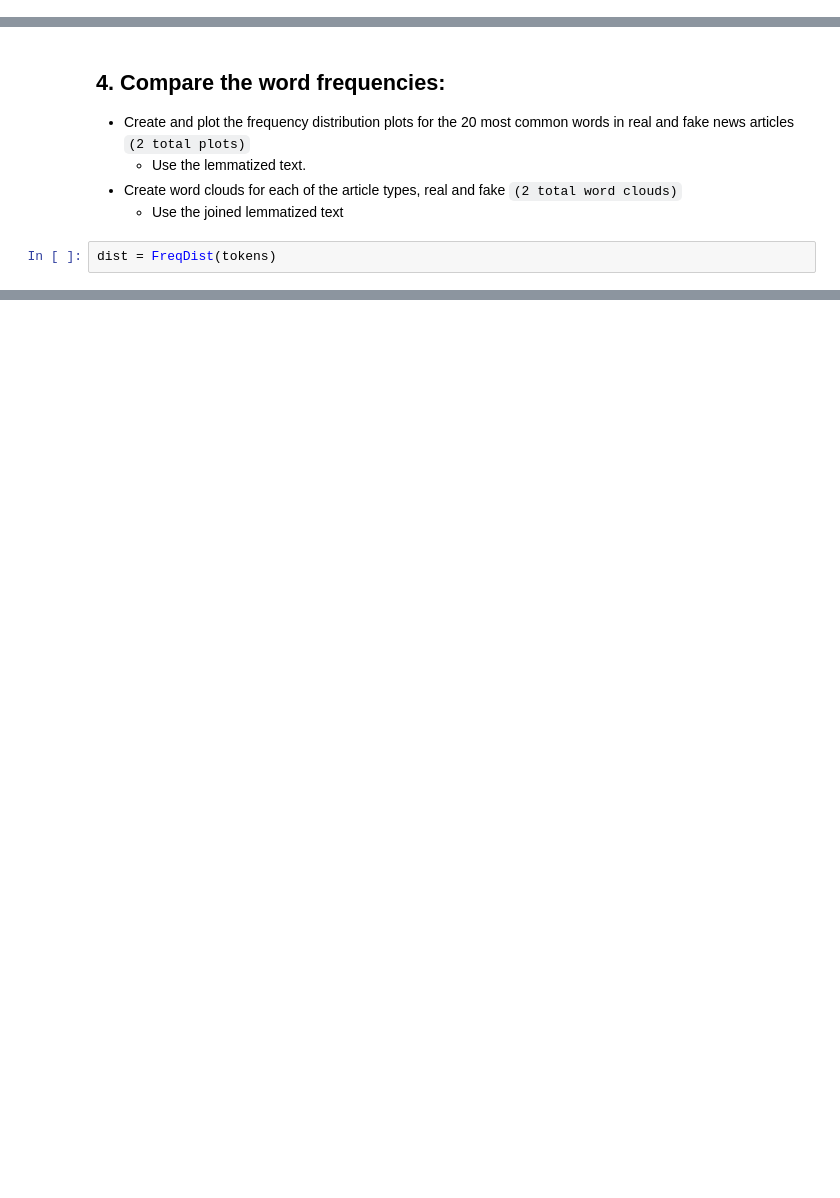
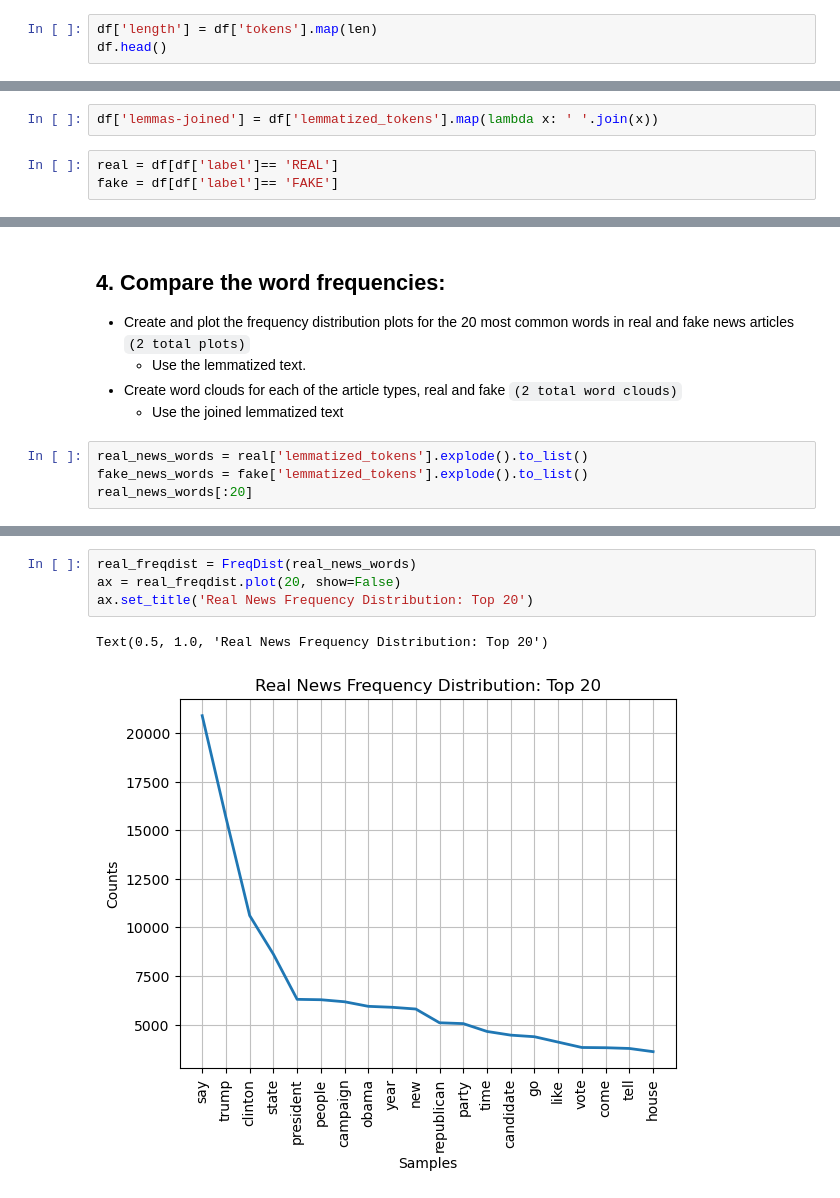
Before and after one commit to VALDE021/Core-Comparing-Texts-EricNV, a Jupyter notebook: Comparing Texts Core.ipynb, the cells around one changed output, grey strips where cells are left out. Saved outputs shown, nothing was run; the diff lists cells and outputs as text; blank space fills up the shorter version.

```diff
--- a/Comparing Texts Core.ipynb
+++ b/Comparing Texts Core.ipynb
@@ -267,3 +193,6 @@ df.head()
 - What is the class balance? How many real and fake articles are there?
 - What is the average word count for real news articles? What about fake ones?
 - `Hint`, you can map the len() function to the tolkenized text to create a new column, then find the average of that column.
+# %%
+df['length'] = df['tokens'].map(len)
+df.head()
@@ -269,0 +206,5 @@ df.head()
+# %%
+df['lemmas-joined'] = df['lemmatized_tokens'].map(lambda x: ' '.join(x))
+# %%
+real = df[df['label']== 'REAL']
+fake = df[df['label']== 'FAKE']
@@ -274,4 +227,6 @@ df.head()
 - Create word clouds for each of the article types, real and fake `(2 total word clouds)`
     - Use the joined lemmatized text
 # %%
-dist = FreqDist(tokens)
+real_news_words = real['lemmatized_tokens'].explode().to_list()
+fake_news_words = fake['lemmatized_tokens'].explode().to_list()
+real_news_words[:20]
@@ -277,0 +254,7 @@ dist = FreqDist(tokens)
+# %%
+real_freqdist = FreqDist(real_news_words)
+ax = real_freqdist.plot(20, show=False)
+ax.set_title('Real News Frequency Distribution: Top 20')
+# %% [output]
+Text(0.5, 1.0, 'Real News Frequency Distribution: Top 20')
+[figure, added]
```
Also changed, not shown: parts of 29 cells of this notebook.
